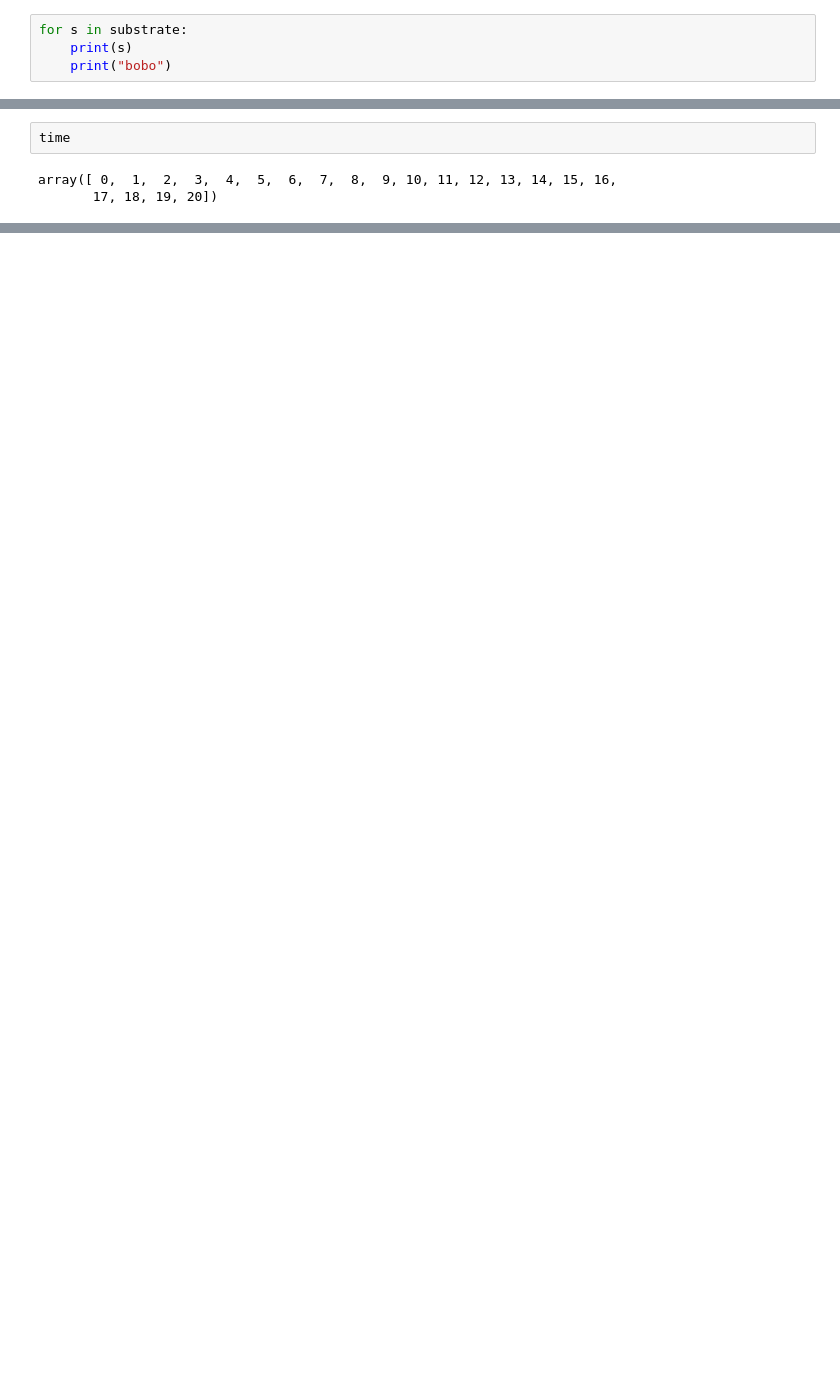
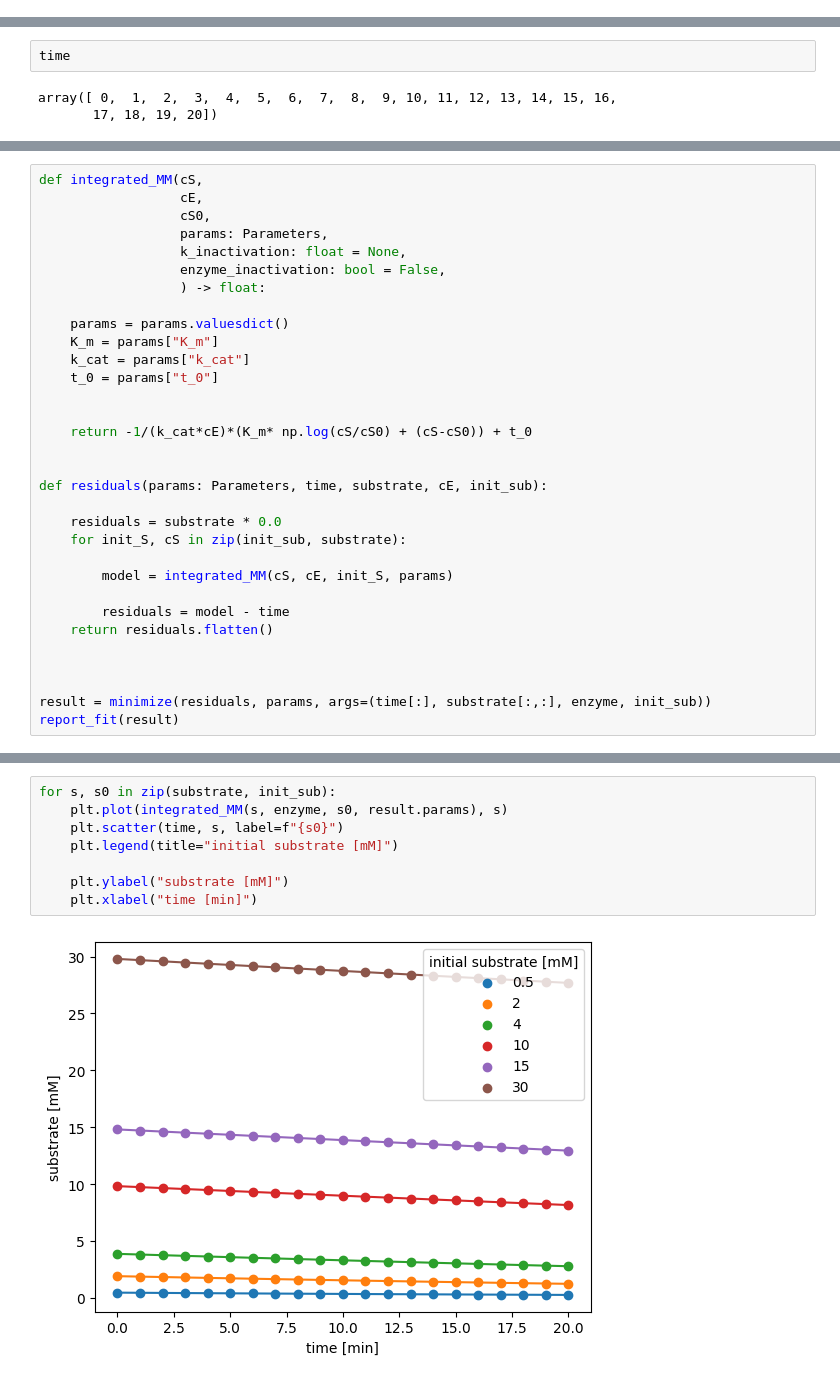
Before and after one commit to FAIRChemistry/EnzymePynetics, a Jupyter notebook: test_data.ipynb, the cells around one changed output, grey strips where cells are left out. Drawn from its saved outputs; the diff is of its cells as text; blank space fills up the shorter version.

```diff
--- a/test_data.ipynb
+++ b/test_data.ipynb
@@ -220,4 +238,0 @@ ValueError: operands could not be broadcast together with shapes (21,) (50,)
-# %%
-for s in substrate:
-    print(s)
-    print("bobo")
@@ -304,0 +244,32 @@ NameError: name 'kineticmodel' is not defined
+# %%
+def integrated_MM(cS,
+                  cE,
+                  cS0,
+                  params: Parameters,
+                  k_inactivation: float = None,
+                  enzyme_inactivation: bool = False,
+                  ) -> float:
+
+    params = params.valuesdict()
+    K_m = params["K_m"]
+    k_cat = params["k_cat"]
+    t_0 = params["t_0"]
+
+
+    return -1/(k_cat*cE)*(K_m* np.log(cS/cS0) + (cS-cS0)) + t_0
+
+
+def residuals(params: Parameters, time, substrate, cE, init_sub):
+
+    residuals = substrate * 0.0
+    for init_S, cS in zip(init_sub, substrate):
+
+        model = integrated_MM(cS, cE, init_S, params)
+
+        residuals = model - time
+    return residuals.flatten()
+
+
+
+result = minimize(residuals, params, args=(time[:], substrate[:,:], enzyme, init_sub))
+report_fit(result)
@@ -304,0 +278,10 @@ NameError: name 'kineticmodel' is not defined
+# %%
+for s, s0 in zip(substrate, init_sub):
+    plt.plot(integrated_MM(s, enzyme, s0, result.params), s)
+    plt.scatter(time, s, label=f"{s0}")
+    plt.legend(title="initial substrate [mM]")
+
+    plt.ylabel("substrate [mM]")
+    plt.xlabel("time [min]")
+# %% [output]
+[figure, added]
```
Also changed, not shown: parts of 29 cells of this notebook, 9 other files.
